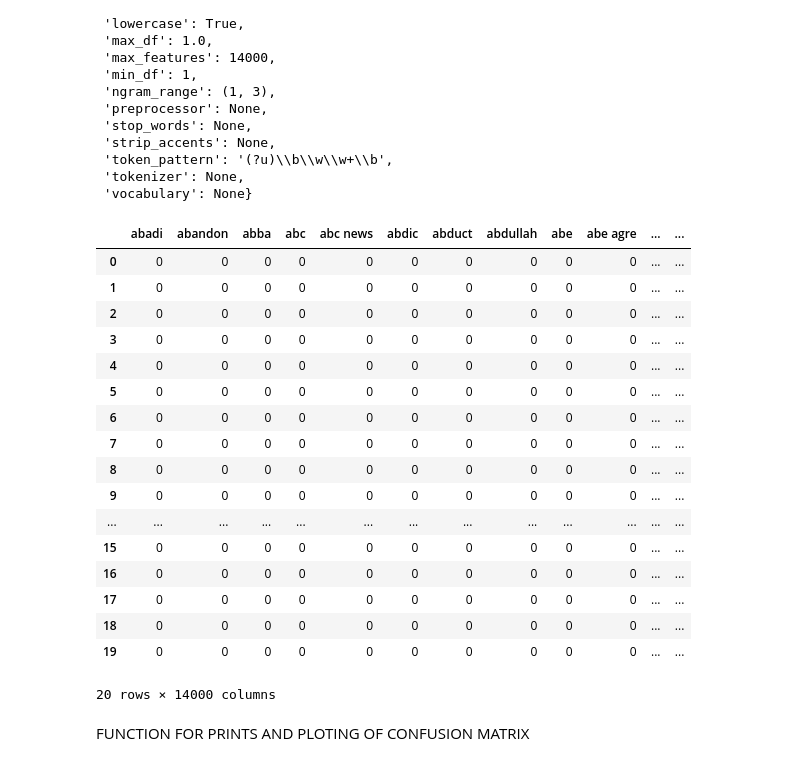
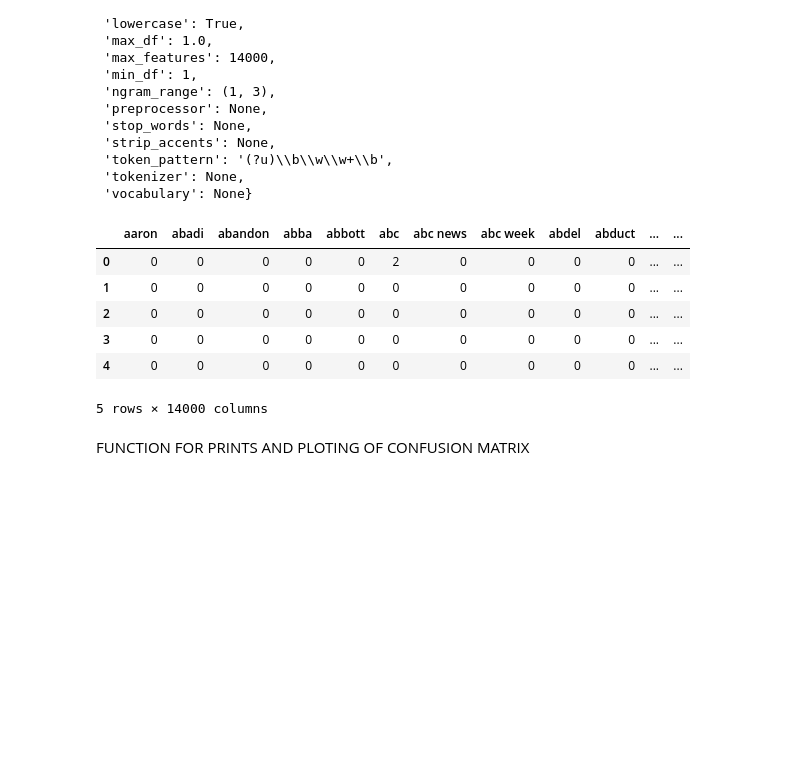
Before and after one commit to aman879/fakerecognition, a Jupyter notebook: FakeNewsDetection.ipynb, the cells around one changed output. Drawn from its saved outputs; the diff is of its cells as text; code cells hidden in the pictures; blank space fills up the shorter version.

```diff
--- a/FakeNewsDetection.ipynb
+++ b/FakeNewsDetection.ipynb
@@ -98,3 +98,6 @@ df.head()
 df.shape
 # %% [output]
 (44898, 5)
+# %%
+df['text'] = df['subject'] + df['title'] + df['text']
+df.drop(columns=['title', 'subject', 'date'], inplace=True)
@@ -128,7 +140,7 @@ from nltk.stem.porter import PorterStemmer
 import re
 corpus= []
 for i in range(0, len(messages)):
-    review = re.sub('[^a-zA-Z]', ' ', messages['title'][i])
+    review = re.sub('[^a-zA-Z]', ' ', messages['text'][i])
     review = review.lower()
     review = review.split()
 
@@ -264,26 +276,15 @@ cv.get_params()
 # %%
 count_df = pd.DataFrame(X_train, columns=cv.get_feature_names_out())
 # %%
-count_df.head(20)
+count_df.head()
 # %% [output]
-|  | abadi | abandon | abba | abc | abc news | abdic | abduct | abdullah | abe | abe agre | ... | ... |
-| 0 | 0 | 0 | 0 | 0 | 0 | 0 | 0 | 0 | 0 | 0 | ... | ... |
+|  | aaron | abadi | abandon | abba | abbott | abc | abc news | abc week | abdel | abduct | ... | ... |
+| 0 | 0 | 0 | 0 | 0 | 0 | 2 | 0 | 0 | 0 | 0 | ... | ... |
 | 1 | 0 | 0 | 0 | 0 | 0 | 0 | 0 | 0 | 0 | 0 | ... | ... |
 | 2 | 0 | 0 | 0 | 0 | 0 | 0 | 0 | 0 | 0 | 0 | ... | ... |
 | 3 | 0 | 0 | 0 | 0 | 0 | 0 | 0 | 0 | 0 | 0 | ... | ... |
 | 4 | 0 | 0 | 0 | 0 | 0 | 0 | 0 | 0 | 0 | 0 | ... | ... |
-| 5 | 0 | 0 | 0 | 0 | 0 | 0 | 0 | 0 | 0 | 0 | ... | ... |
-| 6 | 0 | 0 | 0 | 0 | 0 | 0 | 0 | 0 | 0 | 0 | ... | ... |
-| 7 | 0 | 0 | 0 | 0 | 0 | 0 | 0 | 0 | 0 | 0 | ... | ... |
-| 8 | 0 | 0 | 0 | 0 | 0 | 0 | 0 | 0 | 0 | 0 | ... | ... |
-| 9 | 0 | 0 | 0 | 0 | 0 | 0 | 0 | 0 | 0 | 0 | ... | ... |
-| ... | ... | ... | ... | ... | ... | ... | ... | ... | ... | ... | ... | ... |
-| 15 | 0 | 0 | 0 | 0 | 0 | 0 | 0 | 0 | 0 | 0 | ... | ... |
-| 16 | 0 | 0 | 0 | 0 | 0 | 0 | 0 | 0 | 0 | 0 | ... | ... |
-| 17 | 0 | 0 | 0 | 0 | 0 | 0 | 0 | 0 | 0 | 0 | ... | ... |
-| 18 | 0 | 0 | 0 | 0 | 0 | 0 | 0 | 0 | 0 | 0 | ... | ... |
-| 19 | 0 | 0 | 0 | 0 | 0 | 0 | 0 | 0 | 0 | 0 | ... | ... |
-20 rows × 14000 columns
+5 rows × 14000 columns
 # %% [markdown]
 FUNCTION FOR PRINTS AND PLOTING OF CONFUSION MATRIX
 # %%
```
Also changed, not shown: parts of 15 cells of this notebook, 13 other files.
